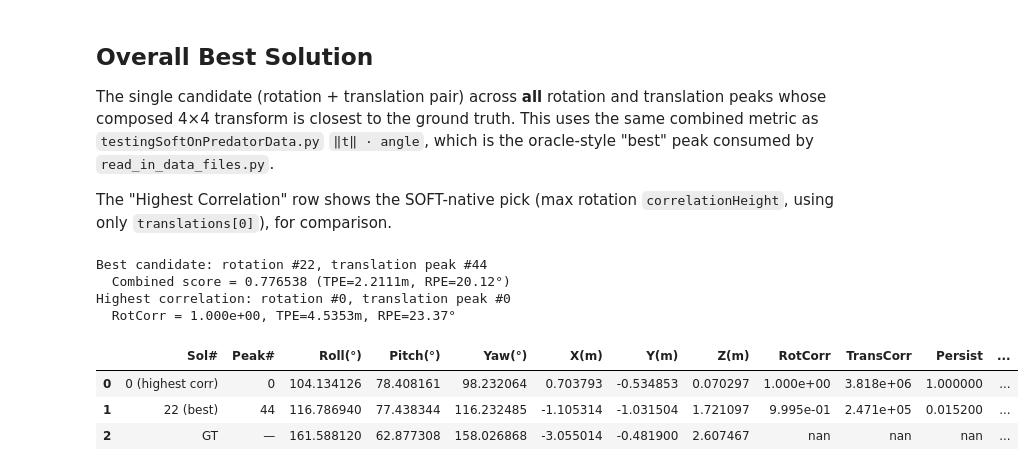
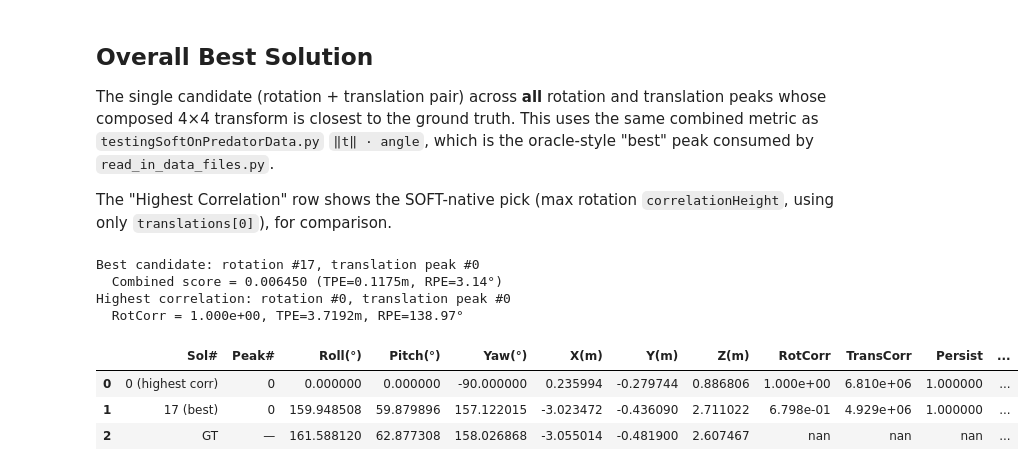
Before and after one commit to timzarhansen/fsregistration, a Jupyter notebook: plotting_results/3d/plot_full_3d_transformation.ipynb, the cells around one changed output. Saved outputs shown, nothing was run; the diff lists cells and outputs as text; code cells hidden in the pictures.

```diff
--- a/plotting_results/3d/plot_full_3d_transformation.ipynb
+++ b/plotting_results/3d/plot_full_3d_transformation.ipynb
@@ -724,10 +760,12 @@ else:
             'Z(m)': rpy['z'],
             'RotCorr': rot['correlation_height'],
             'Persist': rot['persistence'],
+            'LevelPot': rot['level_potential'],
             'TransX(m)': trans_info.get('x_translation', 0),
             'TransY(m)': trans_info.get('y_translation', 0),
             'TransZ(m)': trans_info.get('z_translation', 0),
             'TransCorr': trans_info.get('correlation_height', 0),
+            'TransLevelPot': trans_info.get('level_potential', 0),
             'RPE(°)': sol['error']['rotation_error_deg'],
             'TPE(m)': sol['error']['translation_error_m']
         })
@@ -744,7 +782,7 @@ else:
         else:
             return 'color: red'
 
-    styled = df.style.map(color_error, subset=['RPE(°)', 'TPE(m)']).format({'TransCorr': '{:.3e}'})
+    styled = df.style.map(color_error, subset=['RPE(°)', 'TPE(m)']).format({'TransCorr': '{:.3e}', 'TransLevelPot': '{:.3e}'})
 
     print(f"\nPer-solution transforms (N={meta['N']}, voxel_size={meta['voxel_size']:.6f})")
     print(f"Total time: {meta['total_time_seconds']:.2f}s\n")
@@ -781,6 +819,8 @@ else:
     from scipy.spatial.transform import Rotation as R_scipy
     n_rot = len(meta['solutions'])
     gt = np.asarray(meta['gt_transform'])
+    mean1 = np.array(meta['mean1'])
+    mean2 = np.array(meta['mean2'])
 
     def _compute_errors(gt, est):
         diff = np.linalg.inv(gt) @ est
@@ -815,6 +855,7 @@ else:
                 'Z(m)': t['z_translation'],
                 'TransCorr': t['correlation_height'],
                 'Persist': t['persistence'],
+                'TransLevelPot': t.get('level_potential', 0),
                 'RPE(°)': rpe,
                 'TPE(m)': tpe,
             })
@@ -836,7 +877,7 @@ else:
         styled = (df.style
                     .map(color_err, subset=['RPE(°)'])
                     .map(color_tpe, subset=['TPE(m)'])
-                    .format({'TransCorr': '{:.3e}'}))
+                    .format({'TransCorr': '{:.3e}', 'TransLevelPot': '{:.3e}'}))
         print(f"Rotation {rot_idx}: {len(translations)} translation peak(s), sorted by correlation")
         display(styled)
 # %% [output]
@@ -860,6 +901,8 @@ else:
     from scipy.spatial.transform import Rotation as R_scipy
 
     gt = np.asarray(meta['gt_transform'])
+    mean1 = np.array(meta['mean1'])
+    mean2 = np.array(meta['mean2'])
 
     def _compute_errors(gt, est):
         diff = np.linalg.inv(gt) @ est
@@ -875,11 +918,13 @@ else:
 
     best = None
     for sol in meta['solutions']:
-        est_rot = np.asarray(sol['estimated_transform'])[:3, :3]
+        q_rot = sol['rotation']
+        rot_mat = R_scipy.from_quat([q_rot['x'], q_rot['y'], q_rot['z'], q_rot['w']]).as_matrix()
         for t in sol.get('translations', []):
+            t_vec = np.array([t['x_translation'], t['y_translation'], t['z_translation']])
             est = np.eye(4)
-            est[:3, :3] = est_rot
-            est[:3, 3] = [t['x_translation'], t['y_translation'], t['z_translation']]
+            est[:3, :3] = rot_mat
+            est[:3, 3] = rot_mat @ (t_vec - mean1) + mean2
             rpe, tpe = _compute_errors(gt, est)
             score = _compute_combined_score(rpe, tpe)
             if best is None or score < best[0]:
@@ -891,10 +936,12 @@ else:
         if not trans:
             continue
         t = trans[0]
-        est_rot = np.asarray(sol['estimated_transform'])[:3, :3]
+        q_rot = sol['rotation']
+        rot_mat = R_scipy.from_quat([q_rot['x'], q_rot['y'], q_rot['z'], q_rot['w']]).as_matrix()
+        t_vec = np.array([t['x_translation'], t['y_translation'], t['z_translation']])
         est = np.eye(4)
-        est[:3, :3] = est_rot
-        est[:3, 3] = [t['x_translation'], t['y_translation'], t['z_translation']]
+        est[:3, :3] = rot_mat
+        est[:3, 3] = rot_mat @ (t_vec - mean1) + mean2
         rpe, tpe = _compute_errors(gt, est)
         corr = sol['rotation']['correlation_height']
         if highest is None or corr > highest[0]:
@@ -925,12 +972,13 @@ else:
             'Roll(°)': rpy['roll_deg'],
             'Pitch(°)': rpy['pitch_deg'],
             'Yaw(°)': rpy['yaw_deg'],
-            'X(m)': t['x_translation'],
-            'Y(m)': t['y_translation'],
-            'Z(m)': t['z_translation'],
+            'X(m)': est[0, 3],
+            'Y(m)': est[1, 3],
+            'Z(m)': est[2, 3],
             'RotCorr': sol['rotation']['correlation_height'],
             'TransCorr': t['correlation_height'],
             'Persist': t['persistence'],
+            'TransLevelPot': t.get('level_potential', 0),
             'RPE(°)': rpe,
             'TPE(m)': tpe,
         })
@@ -944,12 +992,13 @@ else:
             'Roll(°)': rpy['roll_deg'],
             'Pitch(°)': rpy['pitch_deg'],
             'Yaw(°)': rpy['yaw_deg'],
-            'X(m)': t['x_translation'],
-            'Y(m)': t['y_translation'],
-            'Z(m)': t['z_translation'],
+            'X(m)': est[0, 3],
+            'Y(m)': est[1, 3],
+            'Z(m)': est[2, 3],
             'RotCorr': sol['rotation']['correlation_height'],
             'TransCorr': t['correlation_height'],
             'Persist': t['persistence'],
+            'TransLevelPot': t.get('level_potential', 0),
             'RPE(°)': rpe,
             'TPE(m)': tpe,
         })
@@ -960,37 +1009,38 @@ else:
         'Roll(°)': gt_rpy['roll_deg'],
         'Pitch(°)': gt_rpy['pitch_deg'],
         'Yaw(°)': gt_rpy['yaw_deg'],
         'X(m)': gt_rpy['x'],
         'Y(m)': gt_rpy['y'],
         'Z(m)': gt_rpy['z'],
         'RotCorr': None,
         'TransCorr': None,
         'Persist': None,
+        'TransLevelPot': None,
         'RPE(°)': 0.0,
         'TPE(m)': 0.0,
     })
 
     df = pd.DataFrame(rows)
 
     styled = (df.style
                 .map(color_err, subset=['RPE(°)'])
                 .map(color_tpe, subset=['TPE(m)'])
-                .format({'TransCorr': '{:.3e}', 'RotCorr': '{:.3e}'}))
+                .format({'TransCorr': '{:.3e}', 'TransLevelPot': '{:.3e}', 'RotCorr': '{:.3e}'}))
 
     if best:
         print(f"Best candidate: rotation #{best[3]}, translation peak #{best[4]}")
         print(f"  Combined score = {best[0]:.6f} (TPE={best[2]:.4f}m, RPE={best[1]:.2f}°)")
     if highest:
         print(f"Highest correlation: rotation #{highest[3]}, translation peak #{highest[4]}")
         print(f"  RotCorr = {highest[0]:.3e}, TPE={highest[2]:.4f}m, RPE={highest[1]:.2f}°")
     print()
     display(styled)
 # %% [output]
-Best candidate: rotation #22, translation peak #44
-  Combined score = 0.776538 (TPE=2.2111m, RPE=20.12°)
+Best candidate: rotation #17, translation peak #0
+  Combined score = 0.006450 (TPE=0.1175m, RPE=3.14°)
 Highest correlation: rotation #0, translation peak #0
-  RotCorr = 1.000e+00, TPE=4.5353m, RPE=23.37°
+  RotCorr = 1.000e+00, TPE=3.7192m, RPE=138.97°
 |  | Sol# | Peak# | Roll(°) | Pitch(°) | Yaw(°) | X(m) | Y(m) | Z(m) | RotCorr | TransCorr | Persist | ... |
-| 0 | 0 (highest corr) | 0 | 104.134126 | 78.408161 | 98.232064 | 0.703793 | -0.534853 | 0.070297 | 1.000e+00 | 3.818e+06 | 1.000000 | ... |
-| 1 | 22 (best) | 44 | 116.786940 | 77.438344 | 116.232485 | -1.105314 | -1.031504 | 1.721097 | 9.995e-01 | 2.471e+05 | 0.015200 | ... |
+| 0 | 0 (highest corr) | 0 | 0.000000 | 0.000000 | -90.000000 | 0.235994 | -0.279744 | 0.886806 | 1.000e+00 | 6.810e+06 | 1.000000 | ... |
+| 1 | 17 (best) | 0 | 159.948508 | 59.879896 | 157.122015 | -3.023472 | -0.436090 | 2.711022 | 6.798e-01 | 4.929e+06 | 1.000000 | ... |
 | 2 | GT | — | 161.588120 | 62.877308 | 158.026868 | -3.055014 | -0.481900 | 2.607467 | nan | nan | nan | ... |
```
Also changed, not shown: parts of 8 cells of this notebook, 3 other files.
